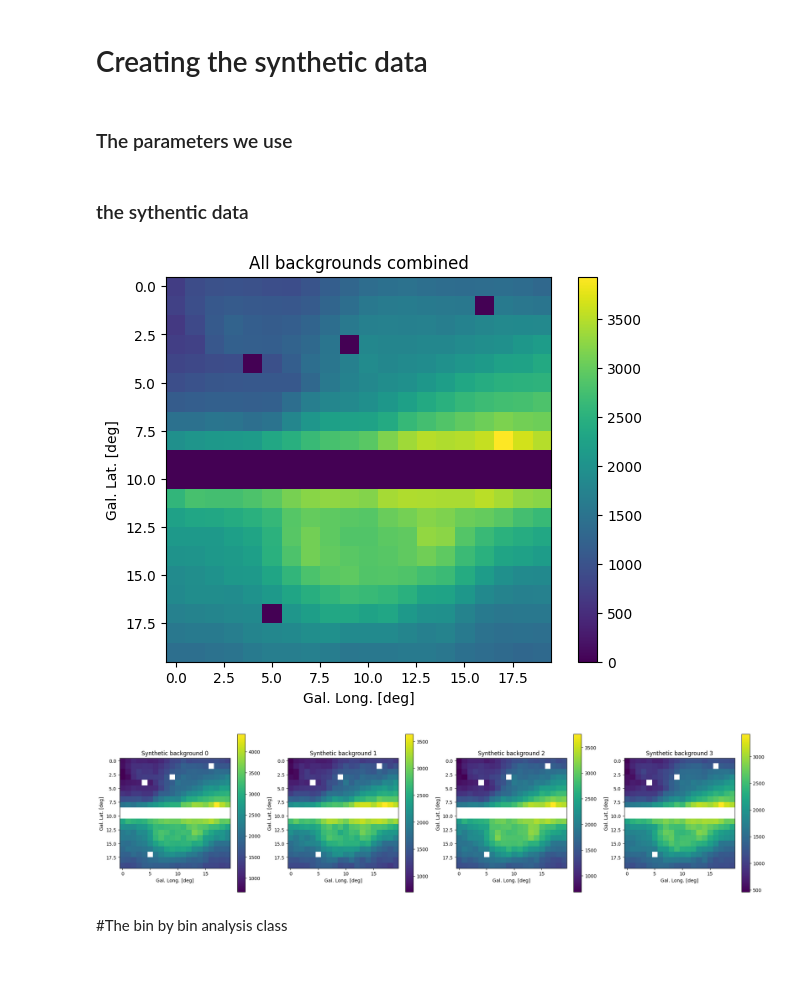
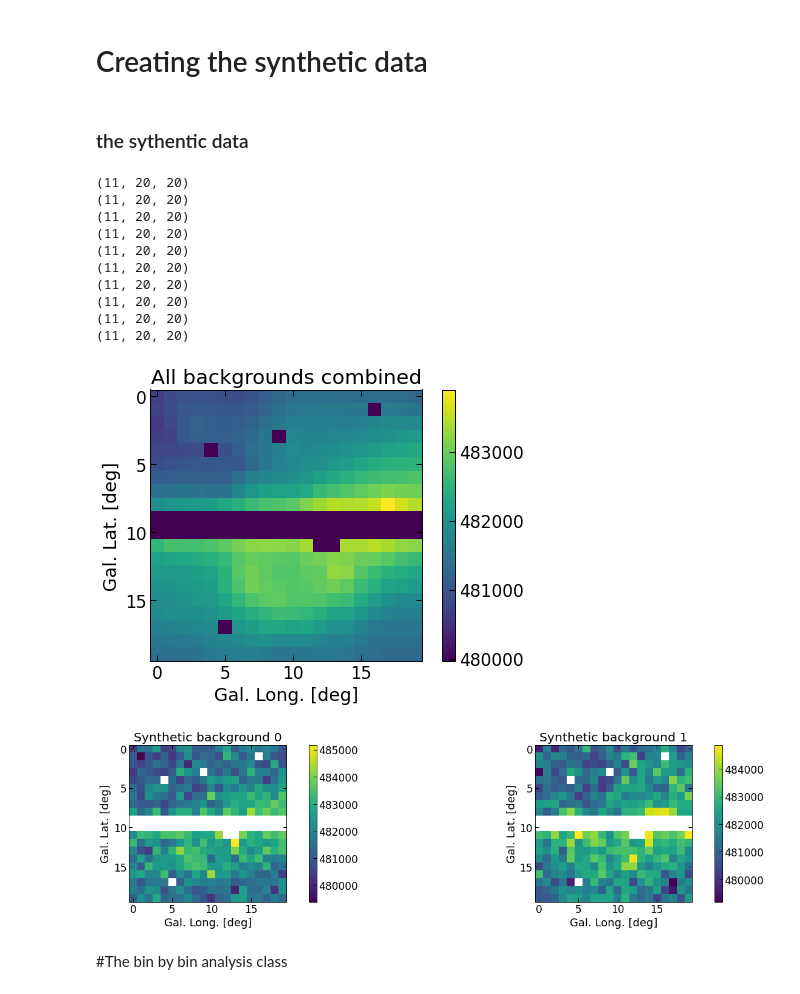
Before and after one commit to Harm1995/CTA-sensitivity, a Jupyter notebook: likelihood_quadratic_appox.ipynb, the cells around one changed output. Saved outputs shown, nothing was run; the diff lists cells and outputs as text; code cells hidden in the pictures.

```diff
--- a/likelihood_quadratic_appox.ipynb
+++ b/likelihood_quadratic_appox.ipynb
@@ -32,7 +63,7 @@ TeV = 10**-6                  ## Convertion rate
 energy_start_bin = 3
 offset = 0                    ## The offset of the telescope. We assume we look at the target directly
 pre_normalisation = 1
-energy_bin = 0
-
 parsec = 3.08567758 * 10**18
 Sun_to_centrum = 8122 * parsec
+time_obs = 500 * 3600
+pixel_size = (np.pi / 180)**2 * 0.5**2
@@ -428,6 +535,8 @@ plt.show()
 # %% [markdown]
 ## Compressing again to 11 rings
 # %%
+res_back_template = []
+
 Ics_ring_1_template = []
 Ics_ring_2_template = []
 Ics_ring_3_template = []
@@ -467,6 +576,7 @@ for j in range(0,11):
   i = 2+j*4
   new_energies.append(energies[i])
 
+  res_back_template.append(np.sum(res_back[i:i+4], axis = 0))
 
   Ics_ring_1_template.append(np.sum(ics_rings[0][i:i+4], axis = 0))
   Ics_ring_2_template.append(np.sum(ics_rings[1][i:i+4], axis = 0))
@@ -478,7 +588,10 @@ for j in range(0,11):
   GCE_ring_3_template.append(np.sum(gce_rings[2][i:i+4], axis = 0))
   GCE_ring_4_template.append(np.sum(gce_rings[3][i:i+4], axis = 0))
 
-  fermi_template.append(np.sum(fermi_maps[0][i:i+4], axis = 0))
+  if Fermi_min:
+    fermi_template.append(np.sum(fermi_maps[0][i:i+4], axis = 0))
+  else:
+    fermi_template.append(np.sum(fermi_maps[1][i:i+4], axis = 0))
 
   signal_0_template.append(np.sum(signal_rings[0][i:i+4], axis = 0))
   signal_1_template.append(np.sum(signal_rings[1][i:i+4], axis = 0))
@@ -503,6 +616,8 @@ for j in range(0,11):
   dust_neg_template.append(np.sum(alternative_gce[9][i:i+4], axis = 0))
 
 
+
+res_back_template = np.array(res_back_template )
 
 Ics_ring_1_template = np.array(Ics_ring_1_template)
 Ics_ring_2_template = np.array(Ics_ring_2_template)
@@ -699,28 +656,27 @@ plt.show()
 # %% [markdown]
 # Creating the synthetic data
-# %% [markdown]
-### The parameters we use
-# %%
-MC_times = 40                                     ### The amount of monte carlo simulations
-ss_steps = 25                                     ### The amount of signal steps we use
-signal_strengts = np.logspace(-1.5,1,ss_steps)
-injection_spectra = 0                             ### signal injection type
-sigma = 0.3                                       ### Error percentage on all background maps
 # %% [markdown]
 ### the sythentic data
 # %%
-all_backgrounds = [Ics_ring_1_template, Ics_ring_2_template, Ics_ring_3_template, Ics_ring_4_template,
+all_backgrounds = [res_back_template, Ics_ring_1_template, Ics_ring_2_template, Ics_ring_3_template, Ics_ring_4_template,
                 GCE_ring_1_template, GCE_ring_2_template, GCE_ring_3_template, GCE_ring_4_template, fermi_template]
+
+
+for i in all_backgrounds:
+  print (i.shape)
+
+signal_strengts = np.logspace(-2.5,1,ss_steps)
+injection_spectra = 0                             ### signal injection type
+
 signal_conv = signal_templates[injection_spectra]
 all_backgrounds = np.array(all_backgrounds)
 
 
-def random_counts_with_signal(signal_strength,sigma, all_backgrounds, signal_conv):
+def random_counts_with_signal(signal_strength, all_backgrounds, signal_conv):
   """  Function that creates a synthetic background map
 
   inputs:
   --------------
-  sigma: 'float' The error percentage on all background maps
   all_backgrounds: 'n*20*20 array' array with all the different background maps
   signal_conv: '20*20 array' count map of the background signal
 
@@ -731,46 +687,55 @@ def random_counts_with_signal(signal_strength,sigma, all_backgrounds, signal_con
 
   count_matrix = np.zeros(signal_conv.shape)
   for mapn in all_backgrounds:
-    after_norm = np.random.normal(1, sigma) * mapn
-    after_norm = after_norm.clip(0)
+    after_norm = np.random.poisson(mapn)
     count_matrix += after_norm
+
   signal_norm = signal_conv * signal_strength
-  count_matrix += signal_norm
+  count_matrix += np.random.poisson(signal_norm)
 
-  count_matrix = np.random.poisson(count_matrix)
   return count_matrix
 
 
 ### Creating array with a range of simulated data
 all_simulated_background = []
 for ss in signal_strengts:
   list_MC = []
   for _ in range(MC_times):
-    a = random_counts_with_signal(ss,sigma, all_backgrounds, signal_conv)
+    a = random_counts_with_signal(ss, all_backgrounds, signal_conv)
     list_MC.append(np.ma.array(a, mask=mask2))    ### Mask the data
   all_simulated_background.append(list_MC)
 
 
 ## PLotting an example
 fig,ax = plt.subplots(figsize = (7,5))
 a = ax.imshow(np.sum(all_backgrounds, axis = 0)[0])
 ax.set(xlabel = "Gal. Long. [deg]", ylabel = "Gal. Lat. [deg]",  title = f'All backgrounds combined')
 fig.colorbar(a, ax = ax)
 plt.show()
 
-fig,ax = plt.subplots(1,4,figsize = (20,5))
+fig,ax = plt.subplots(1,2,figsize = (20,5))
 
-for i in range(4):
+for i in range(2):
   a = ax[i].imshow(all_simulated_background[0][i][0])
   ax[i].set(xlabel = "Gal. Long. [deg]", ylabel = "Gal. Lat. [deg]",  title = f'Synthetic background {i}')
   fig.colorbar(a, ax = ax[i])
 
 fig.tight_layout()
 
 plt.show()
 # %% [output]
+(11, 20, 20)
+(11, 20, 20)
+(11, 20, 20)
+(11, 20, 20)
+(11, 20, 20)
+(11, 20, 20)
+(11, 20, 20)
+(11, 20, 20)
+(11, 20, 20)
+(11, 20, 20)
-[figure, old version]
+[figure, new version]
-[figure, old version]
+[figure, new version]
 # %% [markdown]
 #The bin by bin analysis class
 # %%
```
Also changed, not shown: parts of 42 cells of this notebook.
